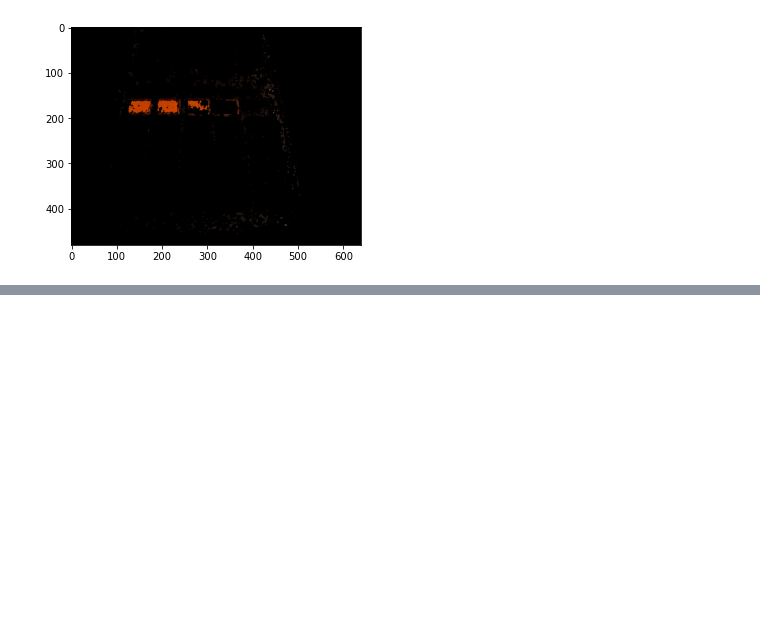
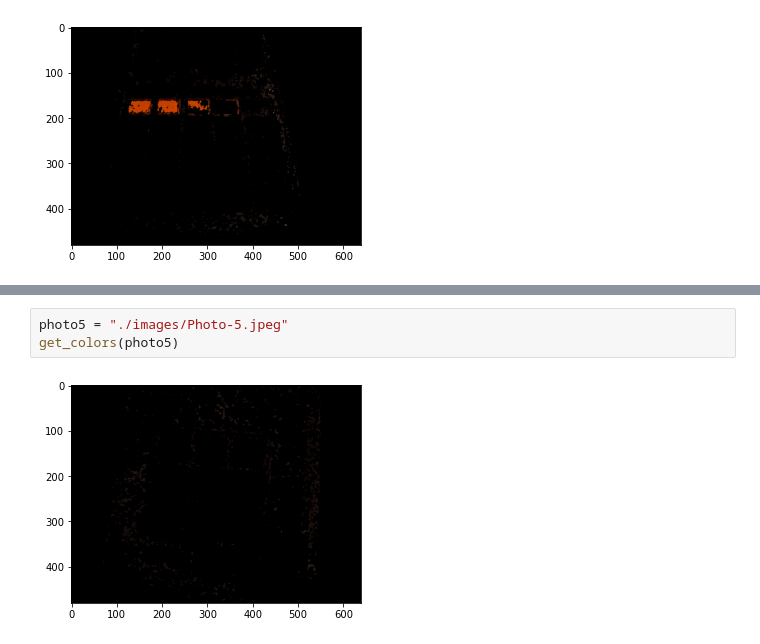
Before and after one commit to Andrew-Cutlip/Rubix-Race-Research, a Jupyter notebook: Color.ipynb, the cells around one changed output, grey strips where cells are left out. Saved outputs shown, nothing was run; the diff lists cells and outputs as text; blank space fills up the shorter version.

```diff
--- a/Color.ipynb
+++ b/Color.ipynb
@@ -58,0 +69,5 @@ get_colors(photo2)
+# %%
+photo5 = "./images/Photo-5.jpeg"
+get_colors(photo5)
+# %% [output]
+[figure, added]
```
Also changed, not shown: parts of 2 cells of this notebook, 1 other file.
